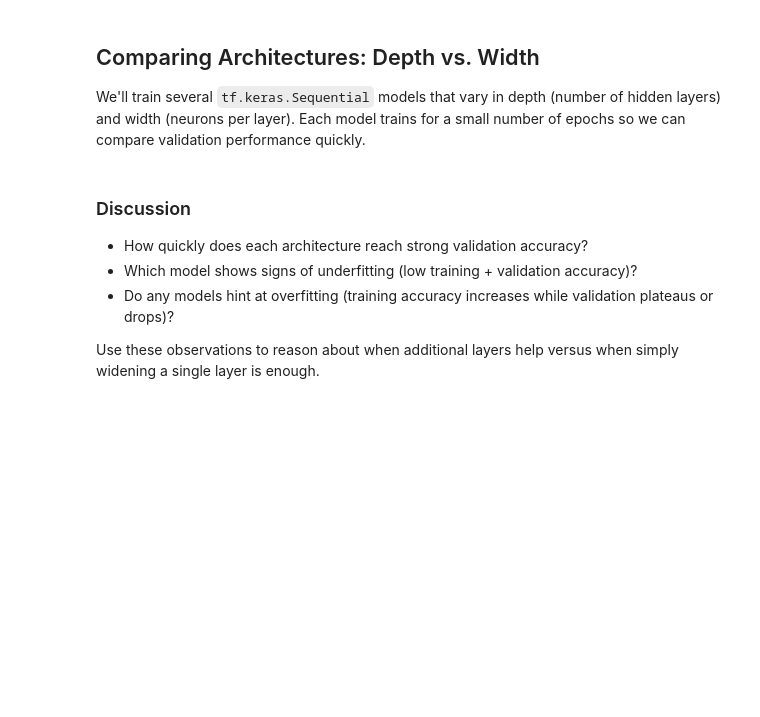
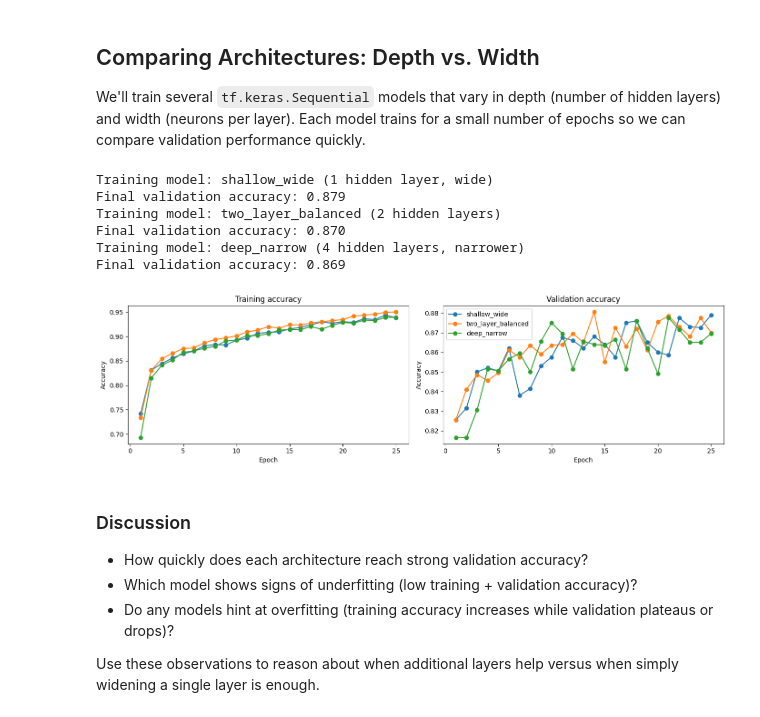
Before and after one commit to AIBabyTeaching/DEEP-LEARNING-2025, a Jupyter notebook: notebooks/W02_perceptron_mlp.ipynb, the cells around one changed output. Cells and saved outputs as stored; diff of their text form; code cells hidden in the pictures; blank space fills up the shorter version.

```diff
--- a/notebooks/W02_perceptron_mlp.ipynb
+++ b/notebooks/W02_perceptron_mlp.ipynb
@@ -95,37 +98,44 @@ architectures = [
 
 histories = {}
 for model_key, hidden_layers, description in architectures:
-    print(f"
-Training model: {model_key} ({description})")
+    print(f"Training model: {model_key} ({description})")
     model = build_mlp(hidden_layers)
     history = model.fit(
         train_x,
         train_y,
         validation_data=(val_x, val_y),
-        epochs=5,
+        epochs=25,
         batch_size=128,
         verbose=0
     )
     histories[model_key] = history.history
     val_acc = history.history["val_accuracy"][-1]
     print(f"Final validation accuracy: {val_acc:.3f}")
 
 fig, axes = plt.subplots(1, 2, figsize=(14, 4))
 for model_key, history in histories.items():
     epochs = range(1, len(history["accuracy"]) + 1)
     axes[0].plot(epochs, history["accuracy"], marker="o", label=model_key)
     axes[1].plot(epochs, history["val_accuracy"], marker="o", label=model_key)
 
 axes[0].set_title("Training accuracy")
 axes[0].set_xlabel("Epoch")
 axes[0].set_ylabel("Accuracy")
 
 axes[1].set_title("Validation accuracy")
 axes[1].set_xlabel("Epoch")
 axes[1].set_ylabel("Accuracy")
 axes[1].legend()
 plt.tight_layout()
 plt.show()
+# %% [output]
+Training model: shallow_wide (1 hidden layer, wide)
+Final validation accuracy: 0.879
+Training model: two_layer_balanced (2 hidden layers)
+Final validation accuracy: 0.870
+Training model: deep_narrow (4 hidden layers, narrower)
+Final validation accuracy: 0.869
+[figure, added]
 # %% [markdown]
 ### Discussion
 
```
Also changed, not shown: parts of 2 cells of this notebook, 1 other file.
